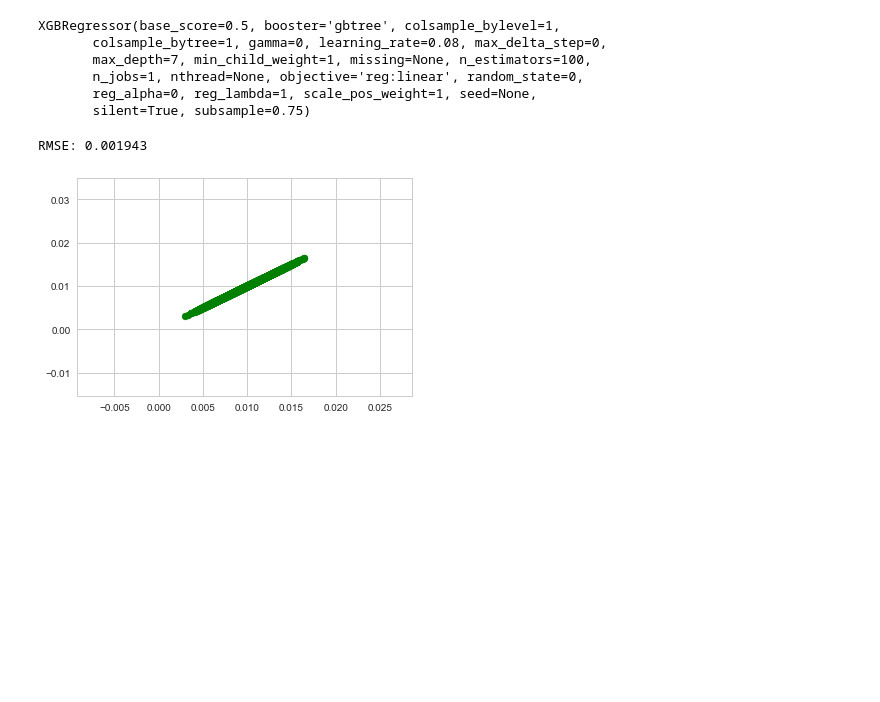
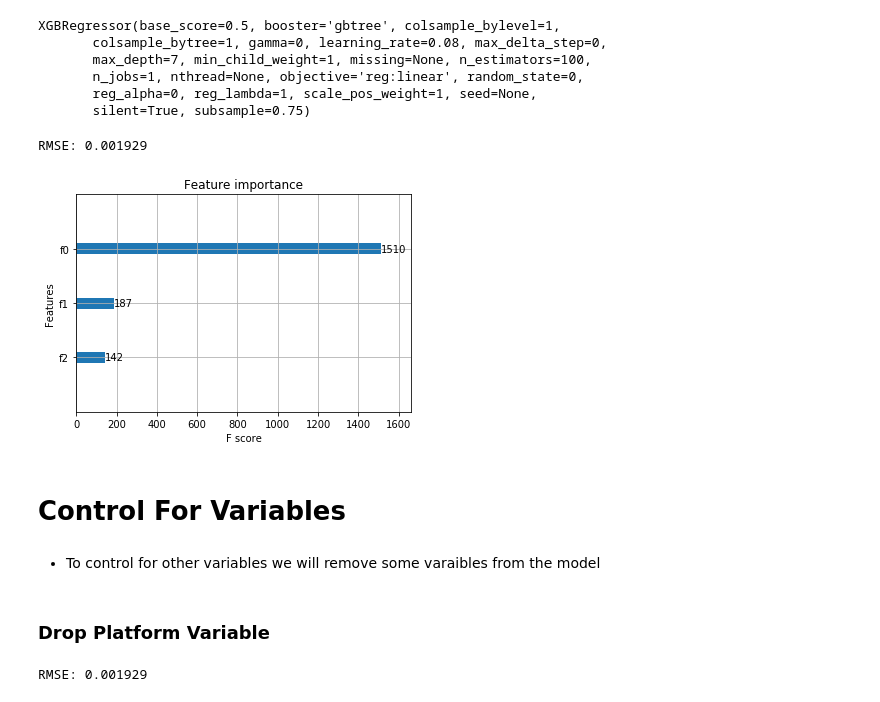
Before and after one commit to dgatlin/LogAnalysis, a Jupyter notebook: Log Level Data.ipynb, the cells around one changed output. Cells and saved outputs as stored; diff of their text form; code cells hidden in the pictures; blank space fills up the shorter version.

```diff
--- a/Log Level Data.ipynb
+++ b/Log Level Data.ipynb
@@ -164,7 +164,7 @@ from sklearn.metrics import mean_squared_error, explained_variance_score
 from sklearn.ensemble import RandomForestRegressor
 
 # 1. Set up the model
-model = RandomForestRegressor()
+model = RandomForestRegressor(n_estimators=100)
 
 # 2. Fit the model
 model.fit(X_train, y_train)
@@ -208,15 +203,41 @@ XGBRegressor(base_score=0.5, booster='gbtree', colsample_bylevel=1,
        reg_alpha=0, reg_lambda=1, scale_pos_weight=1, seed=None,
        silent=True, subsample=0.75)
 # %%
-y_pred = xgb.predict(X_test)
-rmse2 = np.sqrt(mean_squared_error(y_test, y_pred))
+y_pred1 = xgb.predict(X_test)
+rmse2 = np.sqrt(mean_squared_error(y_test, y_pred1))
 print("RMSE: %f" % (rmse2))
 # %% [output]
-RMSE: 0.001943
+RMSE: 0.001929
-# %%
-plt.scatter(X, y,color='g')
-#plt.plot(X_test, xgb.predict(X_test),color='k')
-
-plt.show()
-# %% [output]
-[figure, removed]
+# %%
+from xgboost import plot_importance
+# plot feature importance
+plot_importance(xgb)
+plt.show()
+# %% [output]
+[figure, added]
+# %% [markdown]
+# Control For Variables
+# %% [markdown]
+* To control for other variables we will remove some varaibles from the model
+# %% [markdown]
+### Drop Platform Variable
+# %%
+# Drop Platform
+x = df[['top','site']].values
+y = df[['revenue']].values
+
+# Split the dataset into the training set and test set
+X_train, X_test, y_train, y_test = train_test_split(x, y, test_size = 1/3, random_state = 12)
+
+# 1. Set up the model
+xgb = xgboost.XGBRegressor(n_estimators=100, learning_rate=0.08, gamma=0, subsample=0.75,
+                           colsample_bytree=1, max_depth=7)
+
+# 2. Fit the model
+xgb.fit(X_train,y_train)
+
+y_pred3 = xgb.predict(X_test)
+rmse3 = np.sqrt(mean_squared_error(y_test, y_pred3))
+print("RMSE: %f" % (rmse2))
+# %% [output]
+RMSE: 0.001929
```
Also changed, not shown: parts of 14 cells of this notebook.
